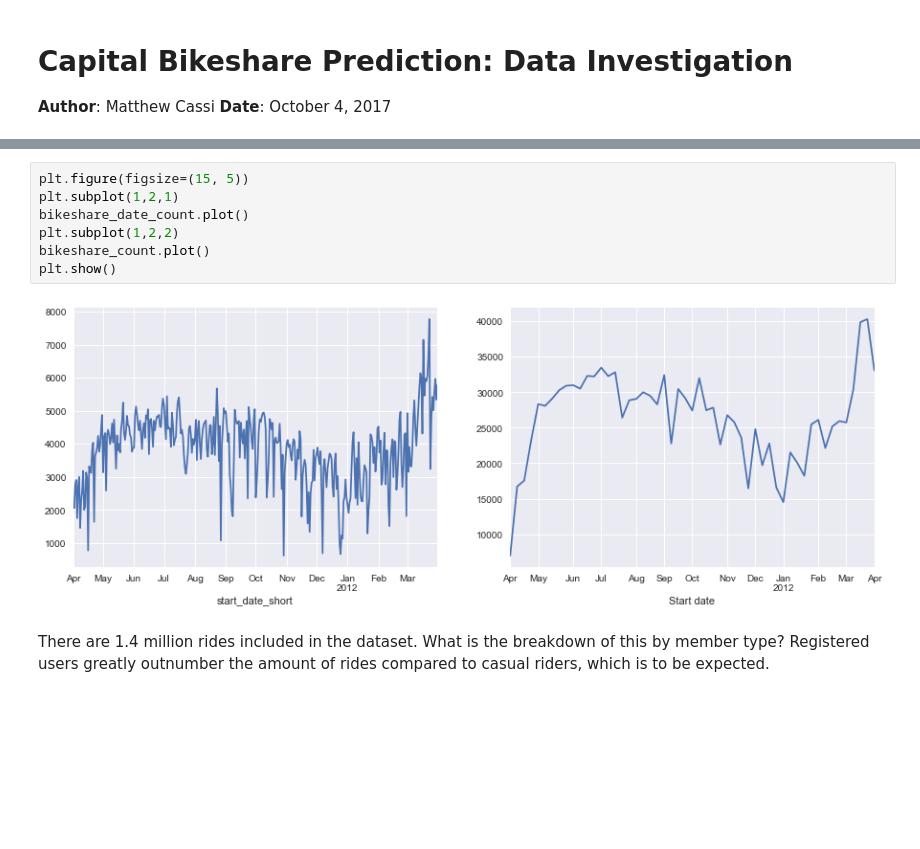
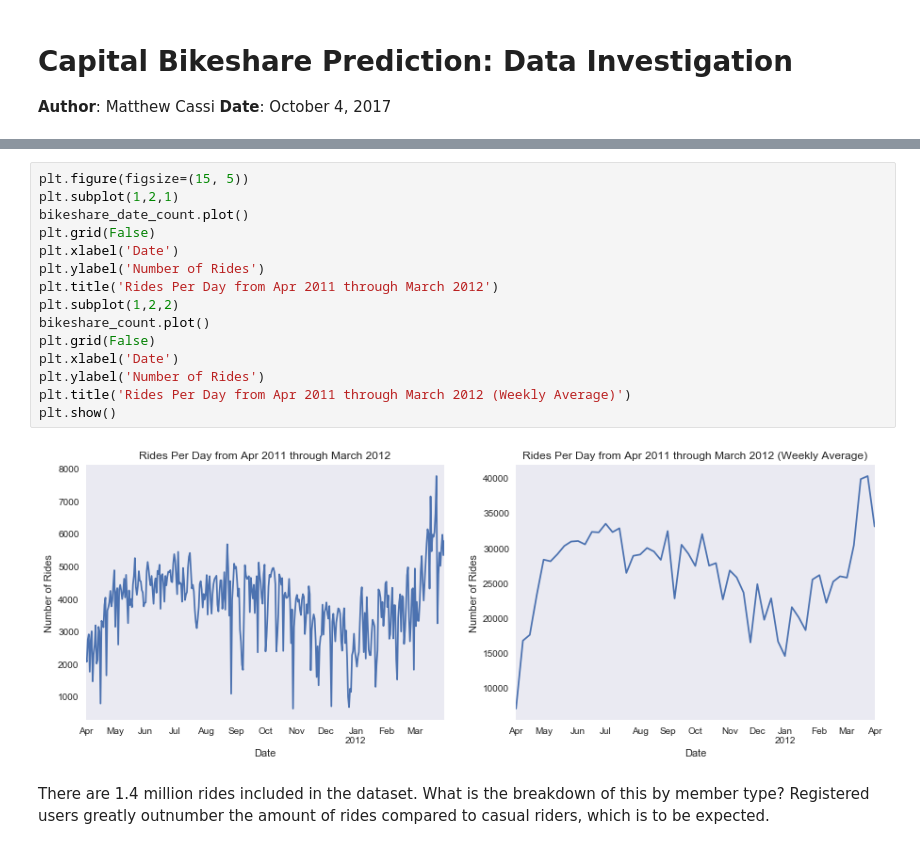
Before and after one commit to mcassi17/Capstone_Data_Investigation, a Jupyter notebook: Data_Investigation_Report.ipynb, the cells around one changed output, grey strips where cells are left out. Cells and saved outputs as stored; diff of their text form; blank space fills up the shorter version.

```diff
--- a/Data_Investigation_Report.ipynb
+++ b/Data_Investigation_Report.ipynb
@@ -54,11 +108,19 @@ The number of rides per day for an entire year can show if seasons cause an incr
 # %%
 plt.figure(figsize=(15, 5))
 plt.subplot(1,2,1)
 bikeshare_date_count.plot()
+plt.grid(False)
+plt.xlabel('Date')
+plt.ylabel('Number of Rides')
+plt.title('Rides Per Day from Apr 2011 through March 2012')
 plt.subplot(1,2,2)
 bikeshare_count.plot()
+plt.grid(False)
+plt.xlabel('Date')
+plt.ylabel('Number of Rides')
+plt.title('Rides Per Day from Apr 2011 through March 2012 (Weekly Average)')
 plt.show()
 # %% [output]
-[figure, old version]
+[figure, new version]
 # %% [markdown]
 There are 1.4 million rides included in the dataset. What is the breakdown of this by member type? Registered users greatly outnumber the amount of rides compared to casual riders, which is to be expected.
```
Also changed, not shown: parts of 50 cells of this notebook, 2 other files.
